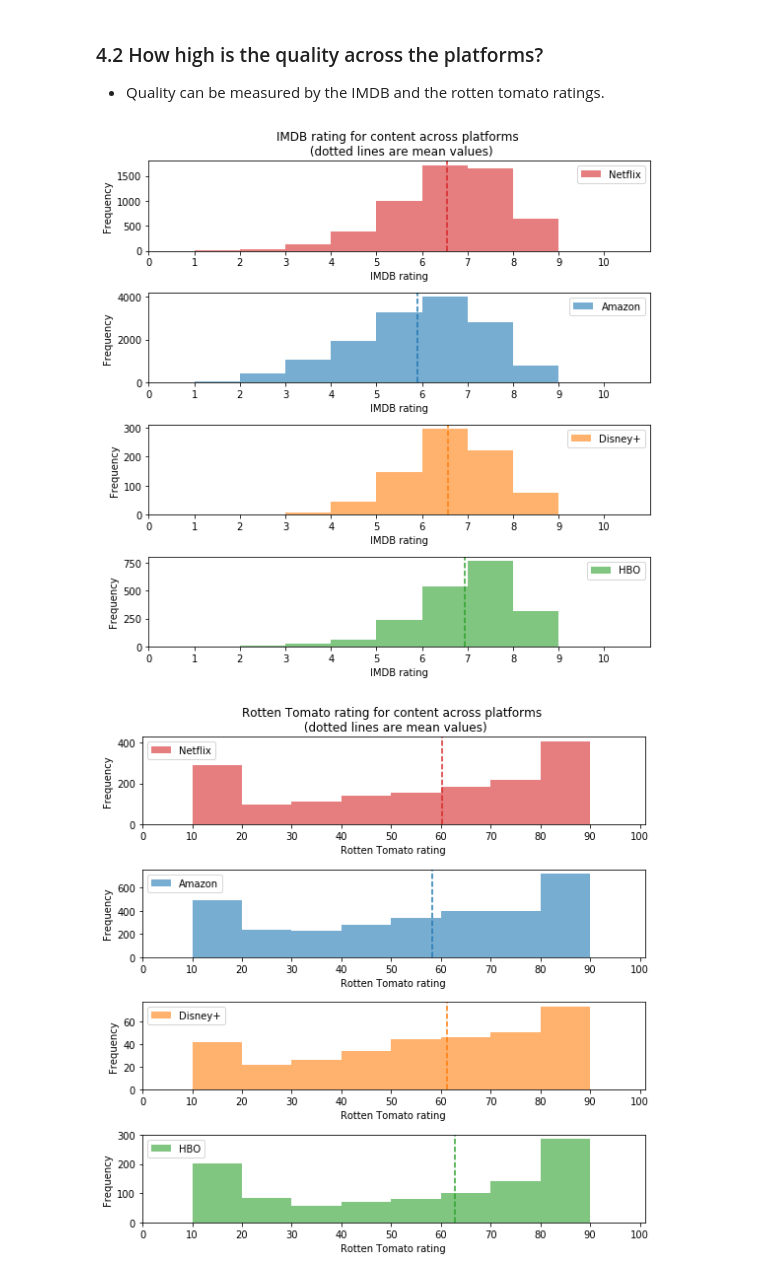
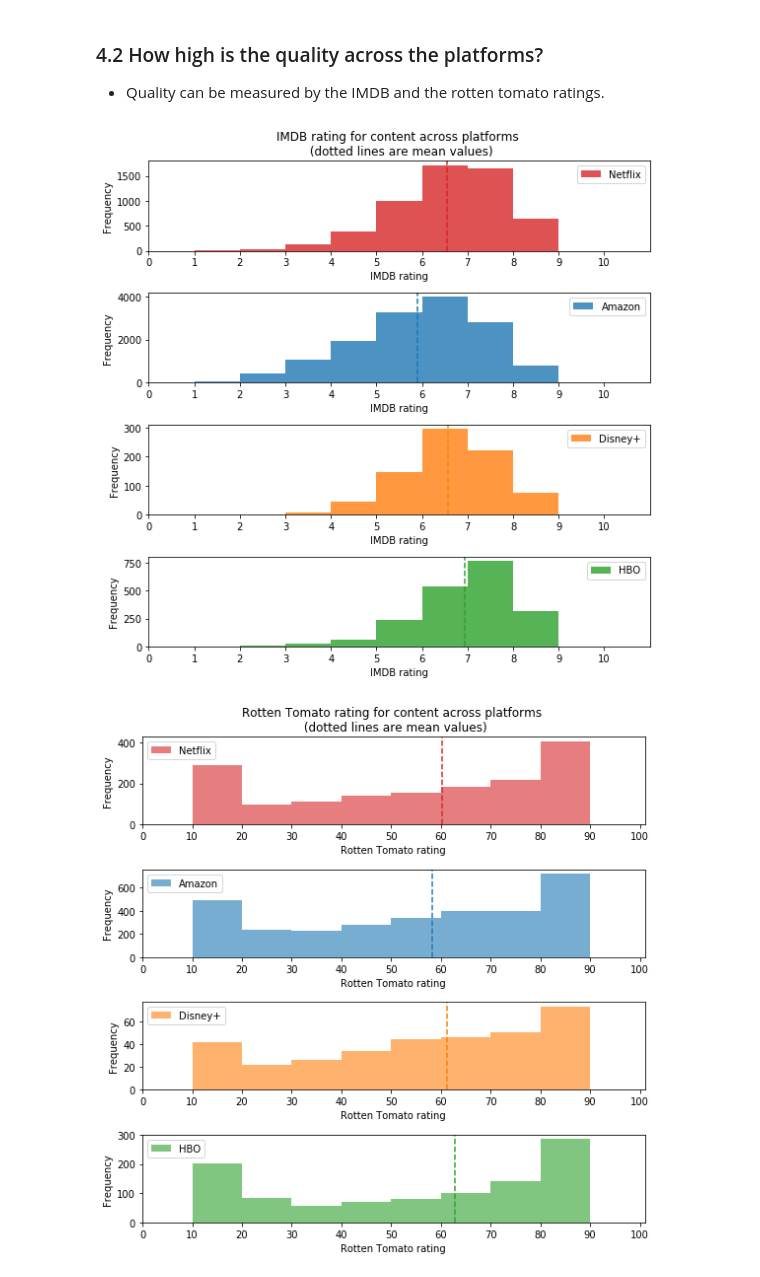
Before and after one commit to srinivasayer4/Netflix-and-Prime-Video-Comparison, a Jupyter notebook: Online Streaming Analysis.ipynb, the cells around one changed output. Saved outputs shown, nothing was run; the diff lists cells and outputs as text; code cells hidden in the pictures.

```diff
--- a/Online Streaming Analysis.ipynb
+++ b/Online Streaming Analysis.ipynb
@@ -787,7 +787,7 @@ for i in range(4):
 
     my_bin= int((max(series)-min(series))//5)
 
-    plt.hist(series, color=color_list[i], alpha=0.6, label= stream_list[i], bins= my_bin,  )
+    plt.hist(series, color=color_list[i], alpha=0.8, label= stream_list[i], bins= my_bin,  )
     plt.axvline(np.median(series), color=color_list[i], linestyle='--', alpha=1 )
     plt.legend()
 
@@ -809,31 +809,31 @@ plt.show()
 # %%
 # Comparing imdb ratings among all the streaming platforms
 
 plt.figure(figsize=(8,8))
 stream_list= ['Netflix','Amazon', 'Disney+', 'HBO']
 color_list = ['tab:red','tab:blue','tab:orange','tab:green' ]
 
 for i in range(4):
     plt.subplot(4,1,i+1)
 
     series= df[df['streaming']==stream_list[i]]['imdb']
     my_bin= np.arange(10)
 
-    plt.hist(series, color=color_list[i], alpha=0.6, label= stream_list[i], bins= my_bin,  )
+    plt.hist(series, color=color_list[i], alpha=0.8, label= stream_list[i], bins= my_bin,  )
     plt.axvline(np.mean(series), color=color_list[i], linestyle='--', alpha=1 )
     plt.legend()
     plt.xlim(0,11)
     plt.xticks(range(0,11,1))
 
     if i==0:
         plt.title('IMDB rating for content across platforms \n (dotted lines are mean values)')
     plt.xlabel('IMDB rating')
     plt.ylabel('Frequency')
 
 plt.tight_layout()
 plt.show()
 # %% [output]
-[figure, old version]
+[figure, new version]
 # %%
 # Comparing rotten_tomato ratings among all the streaming platforms
 
```
Also changed, not shown: parts of 1 cell of this notebook.
